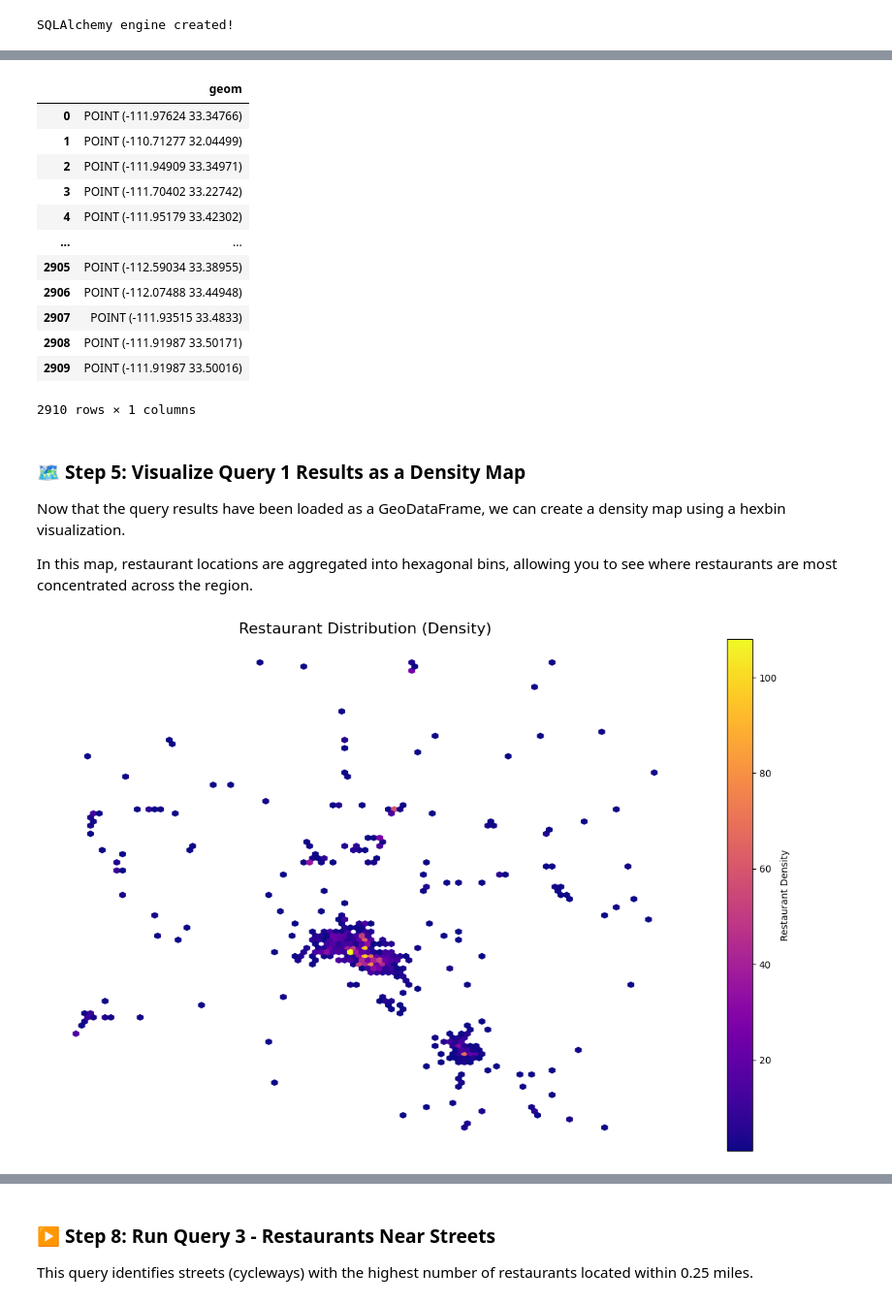
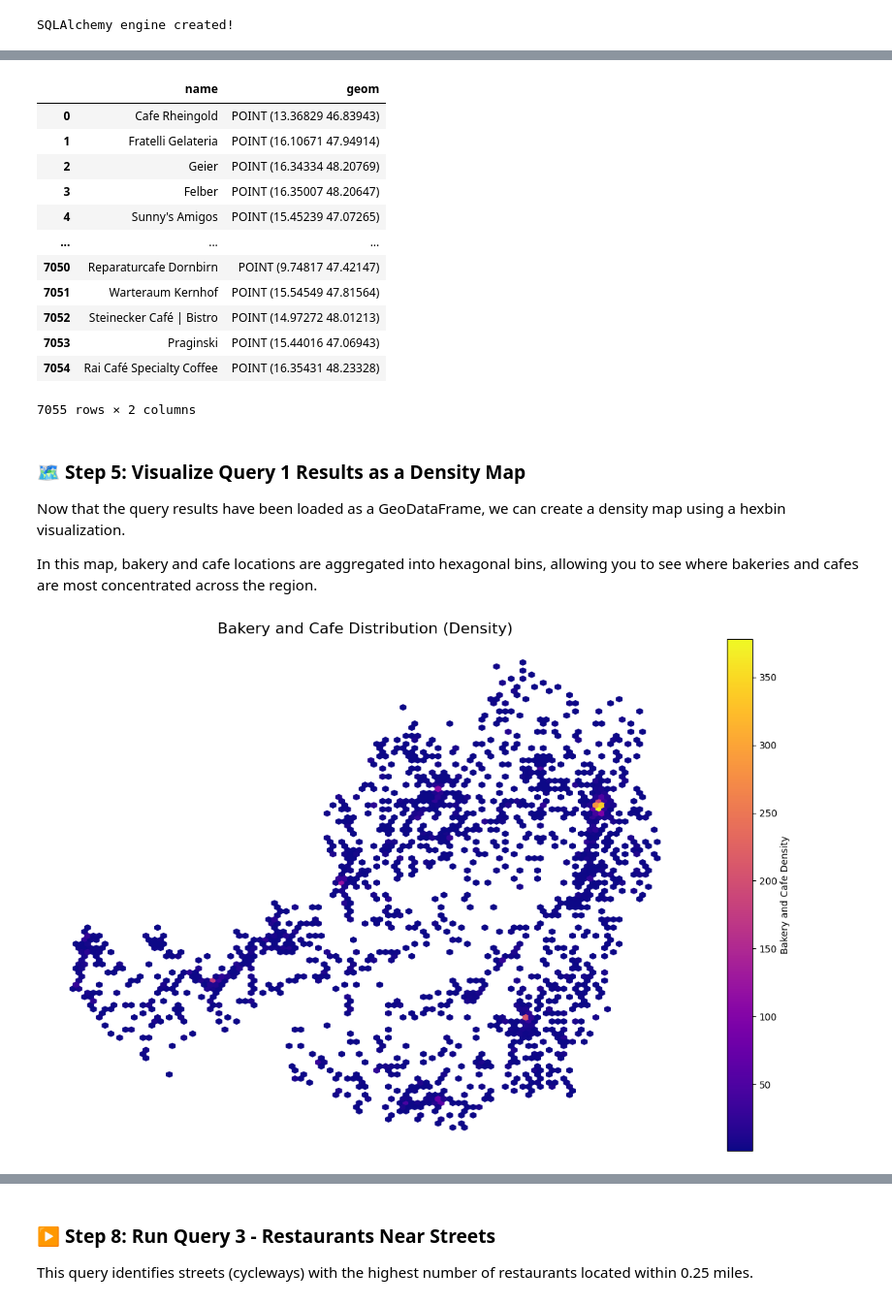
Before and after one commit to mollykerwick/gist604B-osm-postgis-local-fa26, a Jupyter notebook: notebooks/osm_postgis_austria.ipynb, the cells around one changed output, grey strips where cells are left out. Shown at 97% size. Cells and saved outputs as stored; diff of their text form; code cells hidden in the pictures.

```diff
--- a/notebooks/osm_postgis_austria.ipynb
+++ b/notebooks/osm_postgis_austria.ipynb
@@ -119,7 +122,7 @@ Before running SQL queries, create a connection to the database using SQLAlchemy
 # %%
 # Create a SQLAlchemy engine to connect to the PostGIS database
 engine = create_engine(
-    "postgresql+psycopg2://postgres:postgres@localhost:5432/arizona"
+    "postgresql+psycopg2://postgres:postgres@localhost:5432/austria"
 )
 print("SQLAlchemy engine created!")
 # %% [output]
@@ -131,7 +134,7 @@ This query extracts restaurant point locations for spatial distribution analysis
 
 The SQL query is stored in a separate `.sql` file. In this step, we read the query into Python, send it to the PostGIS database, and load the result as a GeoDataFrame.
 # %%
-query_1_file = Path("../sql/arizona/01_osm_restaurant_distribution.sql")
+query_1_file = Path("../sql/austria/01_osm_bakery_cafe_distributions.sql")
 
 # Read SQL query from file
 query_1_sql = query_1_file.read_text(encoding="utf-8")
@@ -145,49 +148,49 @@ except Exception as e:
     print("❌ Query failed:")
     print(e)
 # %% [output]
-|  | geom |
-| 0 | POINT (-111.97624 33.34766) |
-| 1 | POINT (-110.71277 32.04499) |
-| 2 | POINT (-111.94909 33.34971) |
-| 3 | POINT (-111.70402 33.22742) |
-| 4 | POINT (-111.95179 33.42302) |
-| ... | ... |
-| 2905 | POINT (-112.59034 33.38955) |
-| 2906 | POINT (-112.07488 33.44948) |
-| 2907 | POINT (-111.93515 33.4833) |
-| 2908 | POINT (-111.91987 33.50171) |
-| 2909 | POINT (-111.91987 33.50016) |
+|  | name | geom |
+| 0 | Cafe Rheingold | POINT (13.36829 46.83943) |
+| 1 | Fratelli Gelateria | POINT (16.10671 47.94914) |
+| 2 | Geier | POINT (16.34334 48.20769) |
+| 3 | Felber | POINT (16.35007 48.20647) |
+| 4 | Sunny's Amigos | POINT (15.45239 47.07265) |
+| ... | ... | ... |
+| 7050 | Reparaturcafe Dornbirn | POINT (9.74817 47.42147) |
+| 7051 | Warteraum Kernhof | POINT (15.54549 47.81564) |
+| 7052 | Steinecker Café | Bistro | POINT (14.97272 48.01213) |
+| 7053 | Praginski | POINT (15.44016 47.06943) |
+| 7054 | Rai Café Specialty Coffee | POINT (16.35431 48.23328) |
-2910 rows × 1 columns
+7055 rows × 2 columns
 # %% [markdown]
 ### 🗺️ Step 5: Visualize Query 1 Results as a Density Map
 
 Now that the query results have been loaded as a GeoDataFrame, we can create a density map using a hexbin visualization.
 
-In this map, restaurant locations are aggregated into hexagonal bins, allowing you to see where restaurants are most concentrated across the region.
+In this map, bakery and cafe locations are aggregated into hexagonal bins, allowing you to see where bakeries and cafes are most concentrated across the region.
 # %%
 # Extract coordinates
 x = query_1_results.geometry.x
 y = query_1_results.geometry.y
 
 fig, ax = plt.subplots(figsize=(12, 8))
 
 # Hexbin density plot (heatmap-style)
 hb = ax.hexbin(
     x, y,
     gridsize=100,
     cmap="plasma",
     mincnt=1
 )
 
 # Colorbar
 cb = fig.colorbar(hb, ax=ax)
-cb.set_label("Restaurant Density")
+cb.set_label("Bakery and Cafe Density")
 
-ax.set_title("Restaurant Distribution (Density)", fontsize=16)
+ax.set_title("Bakery and Cafe Distribution (Density)", fontsize=16)
 ax.set_axis_off()
 
 plt.tight_layout()
 plt.show()
 # %% [output]
-[figure, old version]
+[figure, new version]
 # %% [markdown]
```
Also changed, not shown: parts of 7 cells of this notebook.
